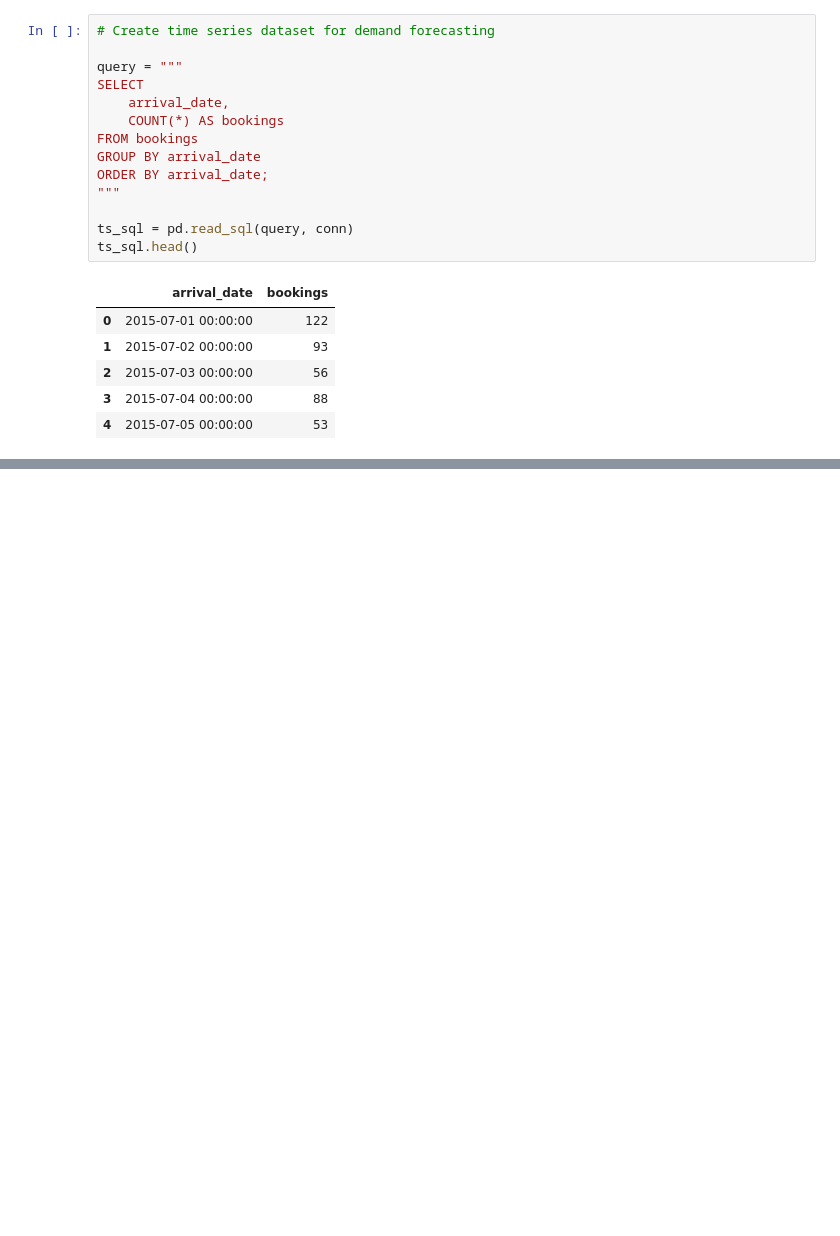
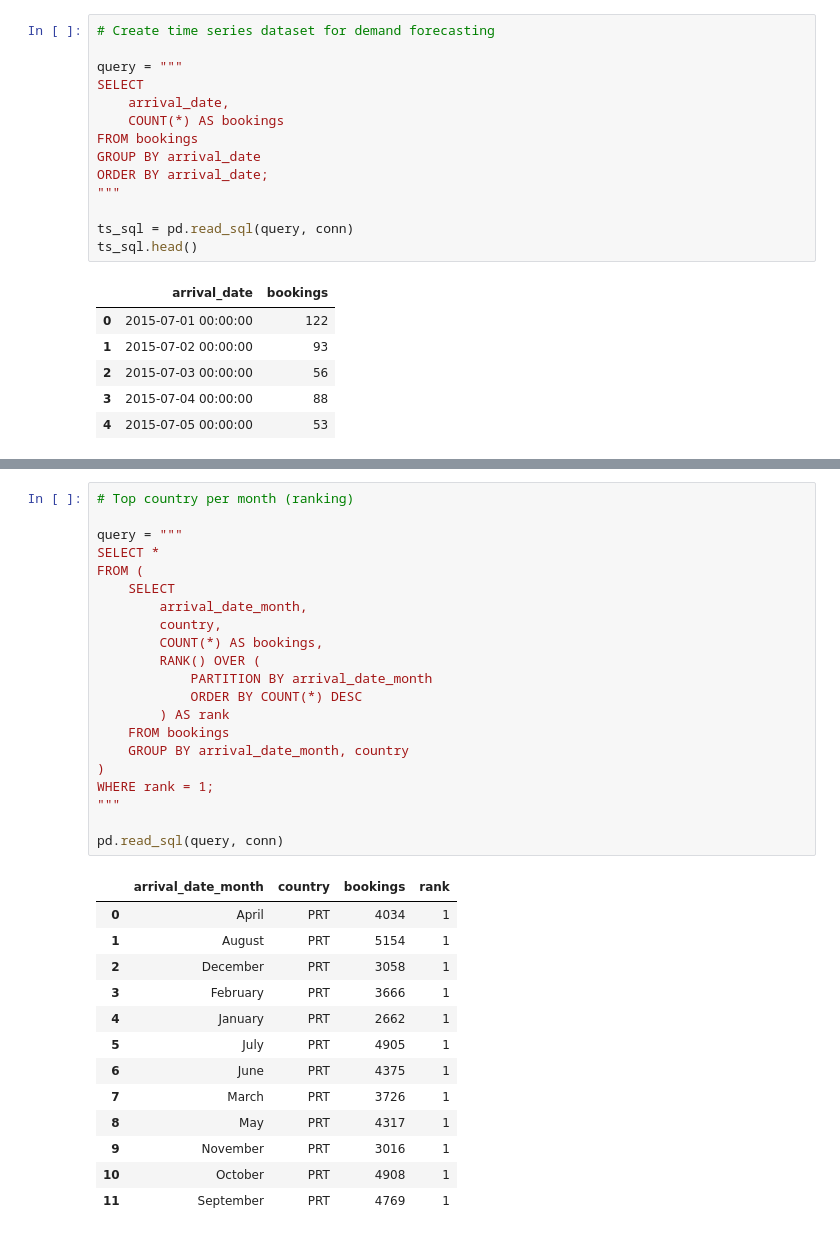
Before and after one commit to jos3ruizab/guacamaia-tourism-demand-dashboard, a Jupyter notebook: notebooks/eda.ipynb, the cells around one changed output, grey strips where cells are left out. Cells and saved outputs as stored; diff of their text form; blank space fills up the shorter version.

```diff
--- a/notebooks/eda.ipynb
+++ b/notebooks/eda.ipynb
@@ -632,0 +672,35 @@ ts_sql.head()
+# %%
+# Top country per month (ranking)
+
+query = """
+SELECT *
+FROM (
+    SELECT
+        arrival_date_month,
+        country,
+        COUNT(*) AS bookings,
+        RANK() OVER (
+            PARTITION BY arrival_date_month
+            ORDER BY COUNT(*) DESC
+        ) AS rank
+    FROM bookings
+    GROUP BY arrival_date_month, country
+)
+WHERE rank = 1;
+"""
+
+pd.read_sql(query, conn)
+# %% [output]
+|  | arrival_date_month | country | bookings | rank |
+| 0 | April | PRT | 4034 | 1 |
+| 1 | August | PRT | 5154 | 1 |
+| 2 | December | PRT | 3058 | 1 |
+| 3 | February | PRT | 3666 | 1 |
+| 4 | January | PRT | 2662 | 1 |
+| 5 | July | PRT | 4905 | 1 |
+| 6 | June | PRT | 4375 | 1 |
+| 7 | March | PRT | 3726 | 1 |
+| 8 | May | PRT | 4317 | 1 |
+| 9 | November | PRT | 3016 | 1 |
+| 10 | October | PRT | 4908 | 1 |
+| 11 | September | PRT | 4769 | 1 |
```
Also changed, not shown: parts of 3 cells of this notebook, 1 other file.
